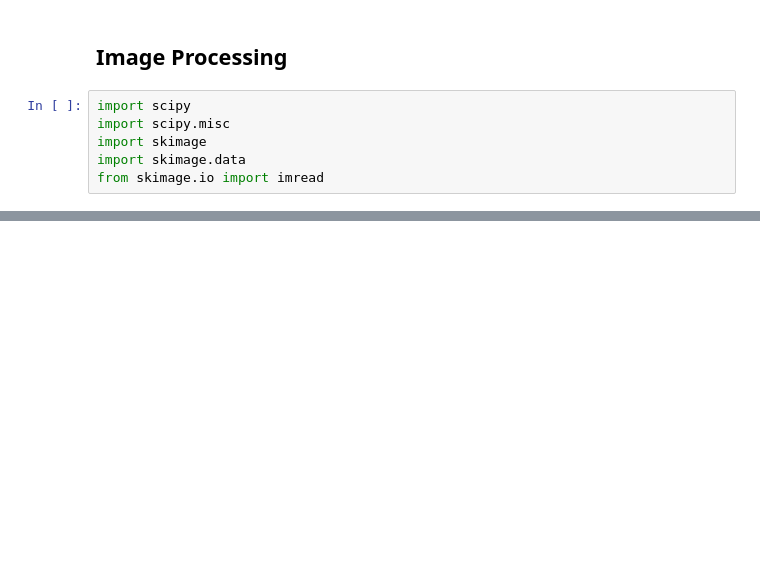
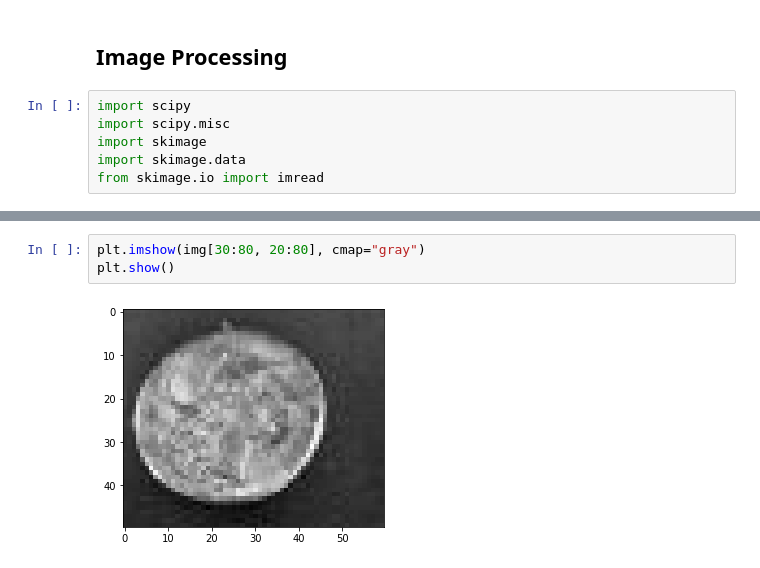
Before and after one commit to neduchal/USVP, a Jupyter notebook: cviceni/cv01.ipynb, the cells around one changed output, grey strips where cells are left out. Cells and saved outputs as stored; diff of their text form; blank space fills up the shorter version.

```diff
--- a/cviceni/cv01.ipynb
+++ b/cviceni/cv01.ipynb
@@ -41,0 +87,5 @@ from skimage.io import imread
+# %%
+plt.imshow(img[30:80, 20:80], cmap="gray")
+plt.show()
+# %% [output]
+[figure, added]
```
Also changed, not shown: parts of 8 cells of this notebook.
